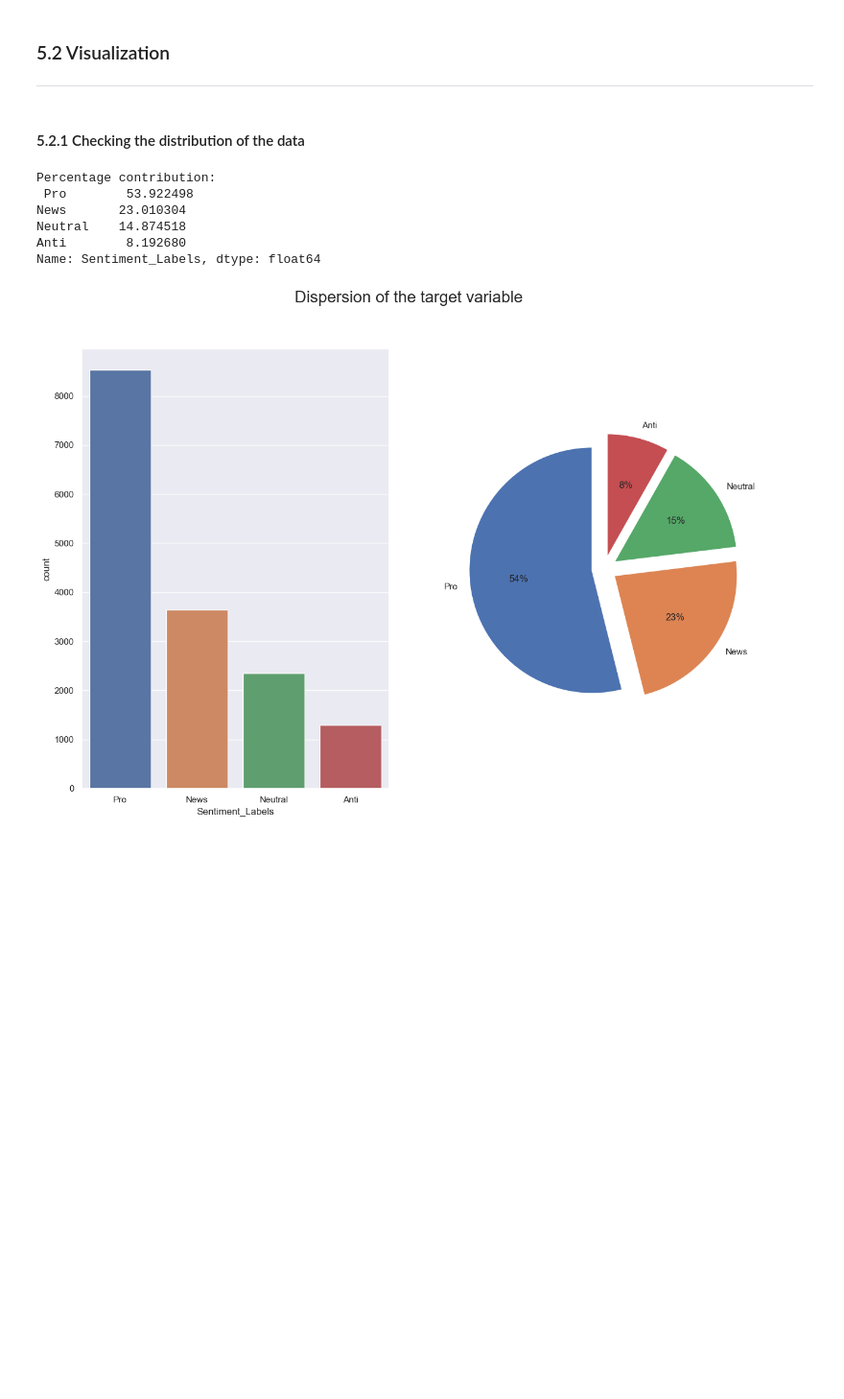
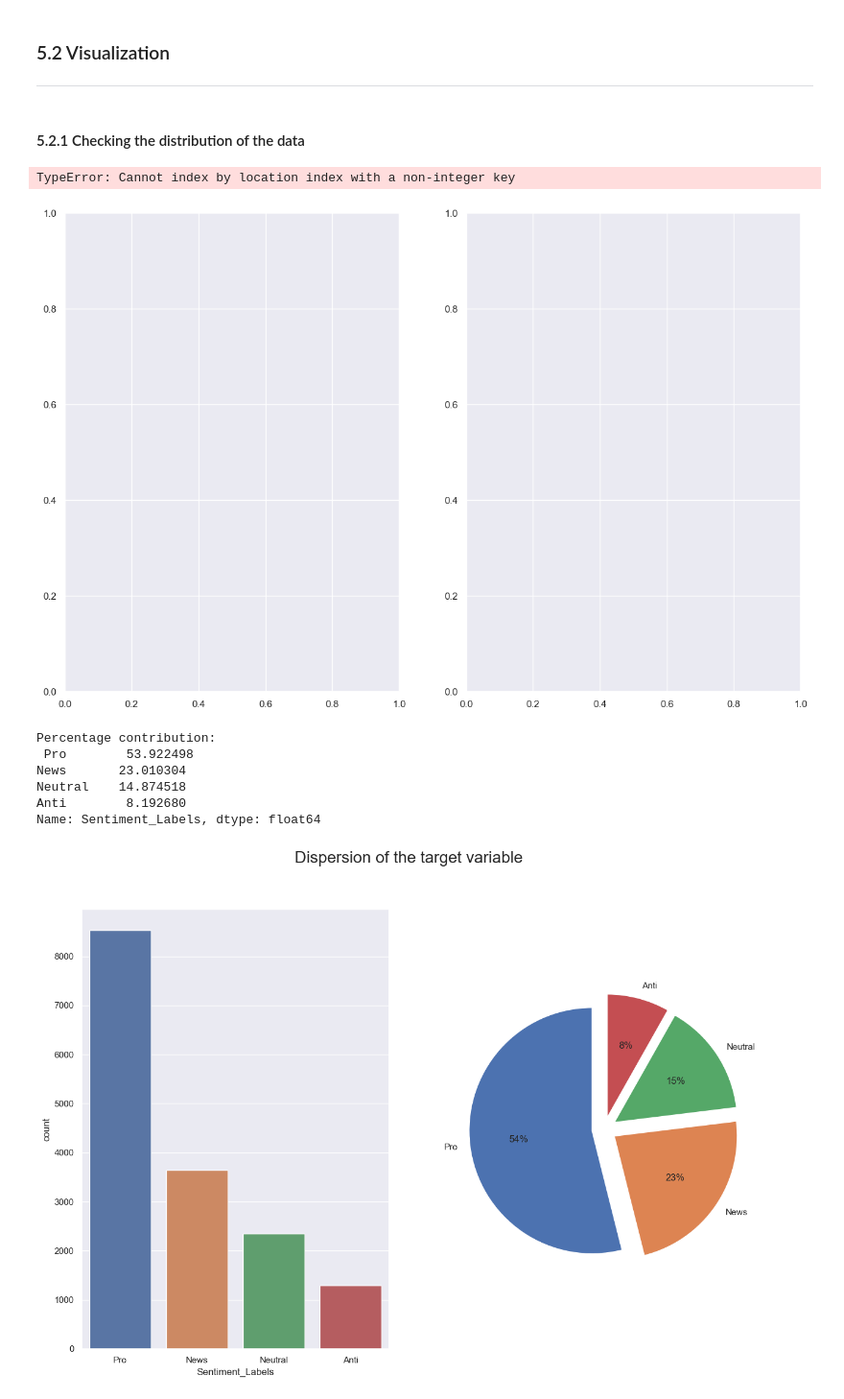
Before and after one commit to Hasanaraji/classification-predict-streamlit-template, a Jupyter notebook: resources/active copy Climate_change_Siders_analytics .ipynb, the cells around one changed output. Shown at 96% size. Cells and saved outputs as stored; diff of their text form; code cells hidden in the pictures; blank space fills up the shorter version.

```diff
--- a/resources/active copy Climate_change_Siders_analytics .ipynb
+++ b/resources/active copy Climate_change_Siders_analytics .ipynb
@@ -525,6 +525,31 @@ fig = go.Figure(go.Funnel(
     ))
 fig.update_layout(height=700,width = 900, showlegend=False, title_text="Tweets data distribution by sentiment")
 fig.show()
+# %%
+def visbarpie(df):
+
+
+    fig, axes = plt.subplots(ncols=2,
+                            nrows=1,
+                            figsize=(15, 10),
+                            dpi=100)
+
+    sns.countplot(df.loc['Sentiment_Labels'], ax=axes[0])
+
+    code_labels=['Pro', 'News', 'Neutral', 'Anti']
+    axes[1].pie(df.loc['Sentiment_Labels'].value_counts(),
+                labels= code_labels,
+                autopct='%1.0f%%',
+                startangle=90,
+                explode = (0.1, 0.1, 0.1, 0.1))
+
+    fig.suptitle('Dispersion of the target variable', fontsize=20)
+    return plt.show()
+
+train_eda.apply(visbarpie)
+# %% [output]
+TypeError: Cannot index by location index with a non-integer key
+[figure, added]
 # %%
 # Display target distribution
 
```
Also changed, not shown: parts of 4 cells of this notebook.
